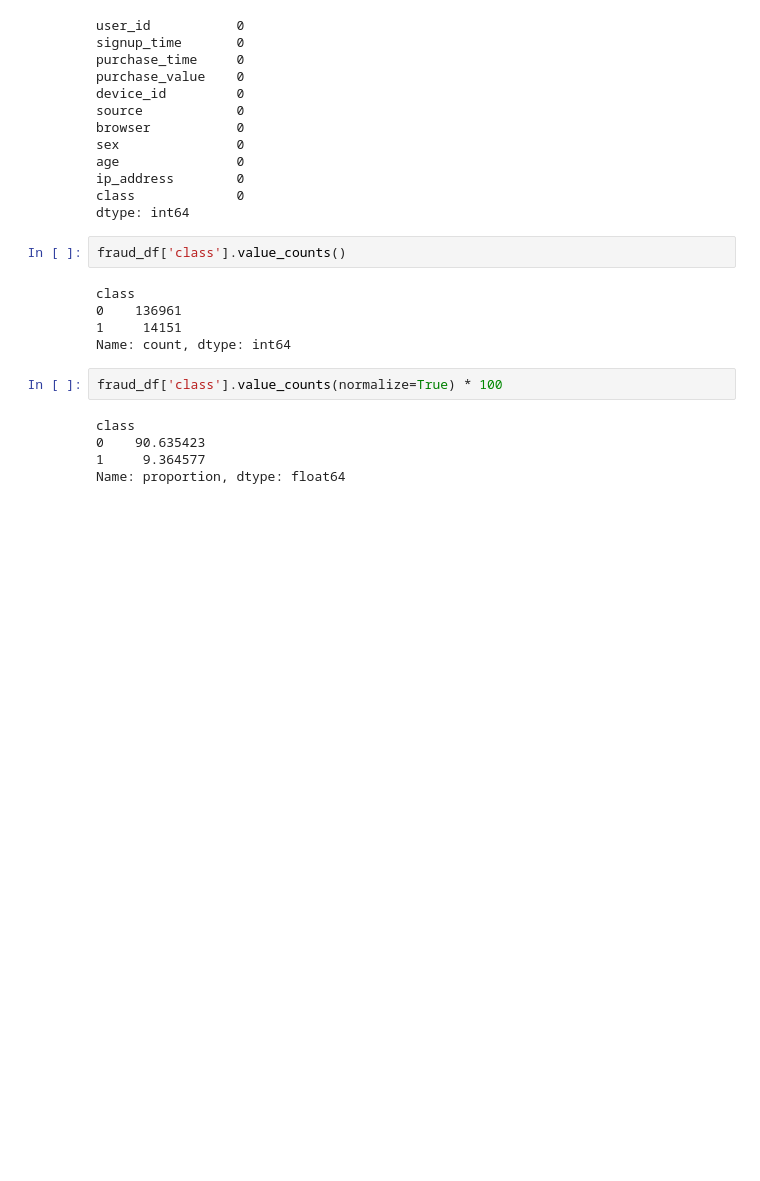
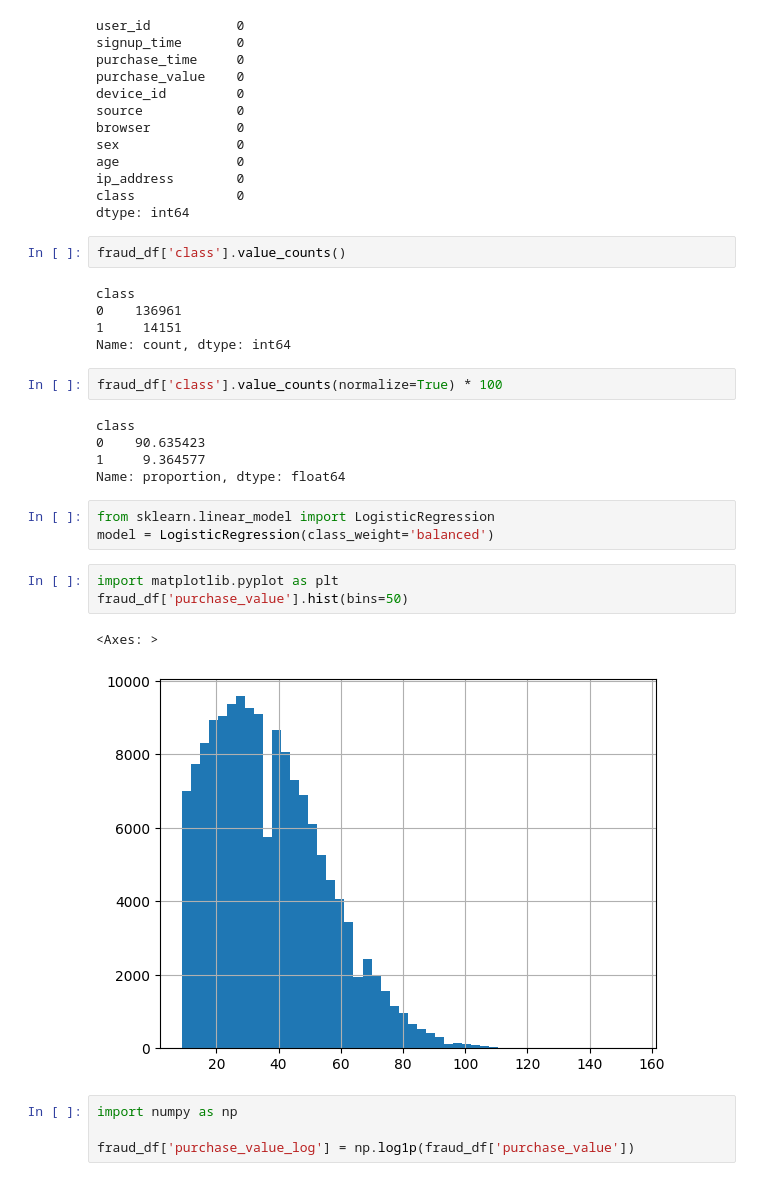
Before and after one commit to Feven777/detection-of-fraud-cases-for-e-commerce-and-bank-transactions, a Jupyter notebook: notebooks/eda-fraud-data.ipynb, the cells around one changed output. Cells and saved outputs as stored; diff of their text form; blank space fills up the shorter version.

```diff
--- a/notebooks/eda-fraud-data.ipynb
+++ b/notebooks/eda-fraud-data.ipynb
@@ -69,3 +69,16 @@ class
 0    90.635423
 1     9.364577
 Name: proportion, dtype: float64
+# %%
+from sklearn.linear_model import LogisticRegression
+model = LogisticRegression(class_weight='balanced')
+# %%
+import matplotlib.pyplot as plt
+fraud_df['purchase_value'].hist(bins=50)
+# %% [output]
+<Axes: >
+[figure, added]
+# %%
+import numpy as np
+
+fraud_df['purchase_value_log'] = np.log1p(fraud_df['purchase_value'])
```
Also changed, not shown: parts of 3 cells of this notebook.
